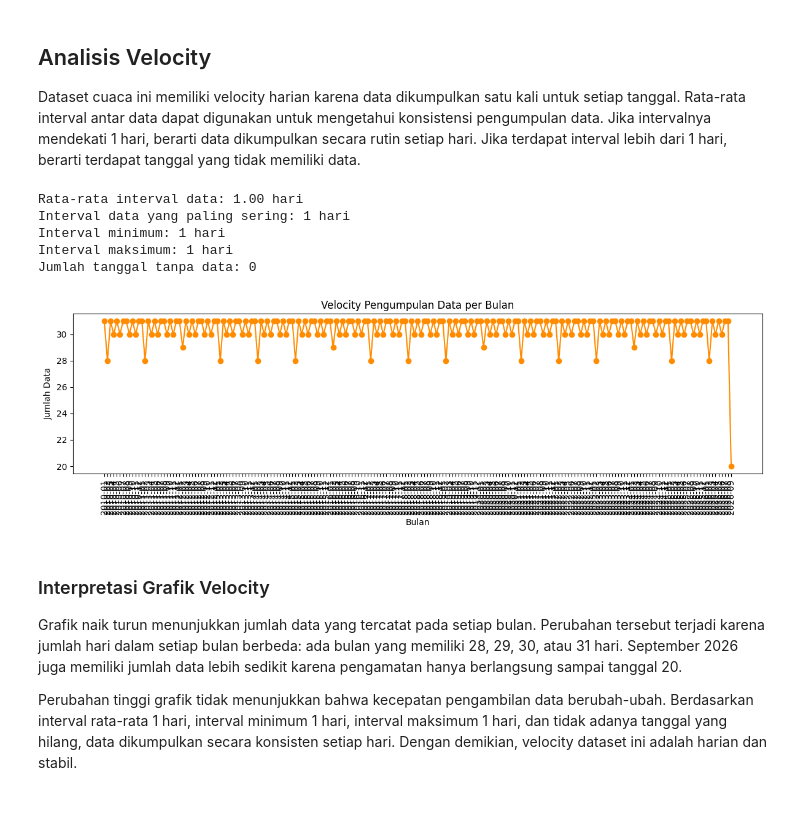
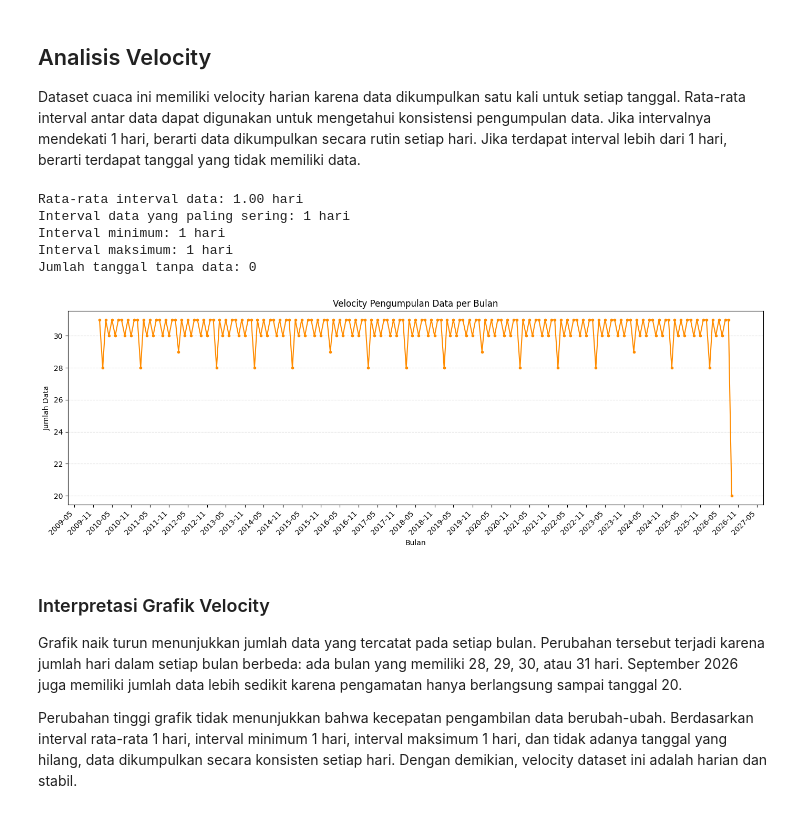
Before and after one commit to tuhu02/weather-prediction, a Jupyter notebook: eda.ipynb, the cells around one changed output. Cells and saved outputs as stored; diff of their text form; code cells hidden in the pictures.

```diff
--- a/eda.ipynb
+++ b/eda.ipynb
@@ -103,42 +134,48 @@ tanggal_urut = df["tanggal"].drop_duplicates().sort_values()
 
 selisih_hari = tanggal_urut.diff().dt.days.dropna()
 
 print(f"Rata-rata interval data: {selisih_hari.mean():.2f} hari")
 print(f"Interval data yang paling sering: {int(selisih_hari.mode().iloc[0])} hari")
 print(f"Interval minimum: {int(selisih_hari.min())} hari")
 print(f"Interval maksimum: {int(selisih_hari.max())} hari")
 
 rentang_tanggal = pd.date_range(
     start=tanggal_urut.min(),
     end=tanggal_urut.max(),
     freq="D"
 )
 tanggal_hilang = rentang_tanggal.difference(tanggal_urut)
 
 print(f"Jumlah tanggal tanpa data: {len(tanggal_hilang)}")
 
 data_per_bulan = df.groupby(df["tanggal"].dt.to_period("M")).size()
 
-plt.figure(figsize=(12, 4))
-plt.plot(
-    data_per_bulan.index.astype(str),
+tanggal_bulanan = data_per_bulan.index.to_timestamp()
+
+fig, ax = plt.subplots(figsize=(14, 5))
+ax.plot(
+    tanggal_bulanan,
     data_per_bulan.values,
     marker="o",
+    markersize=3,
     color="darkorange"
 )
-plt.title("Velocity Pengumpulan Data per Bulan")
-plt.xlabel("Bulan")
-plt.ylabel("Jumlah Data")
-plt.xticks(rotation=90)
-plt.tight_layout()
+ax.set_title("Velocity Pengumpulan Data per Bulan")
+ax.set_xlabel("Bulan")
+ax.set_ylabel("Jumlah Data")
+ax.xaxis.set_major_locator(mdates.MonthLocator(interval=6))
+ax.xaxis.set_major_formatter(mdates.DateFormatter("%Y-%m"))
+plt.setp(ax.get_xticklabels(), rotation=45, ha="right")
+ax.grid(axis="y", linestyle="--", alpha=0.4)
+fig.tight_layout()
 plt.show()
 # %% [output]
 Rata-rata interval data: 1.00 hari
 Interval data yang paling sering: 1 hari
 Interval minimum: 1 hari
 Interval maksimum: 1 hari
 Jumlah tanggal tanpa data: 0
-[figure, old version]
+[figure, new version]
 # %% [markdown]
 ### Interpretasi Grafik Velocity
 
```
Also changed, not shown: parts of 10 cells of this notebook.
